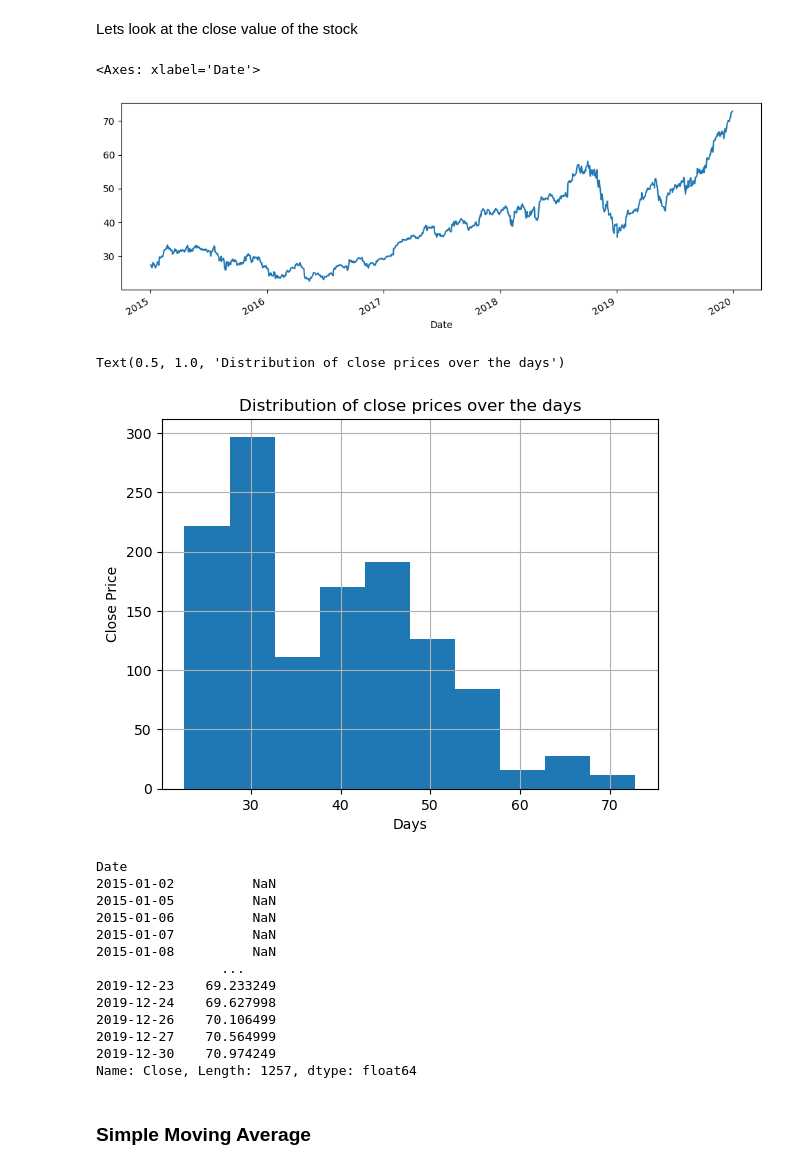
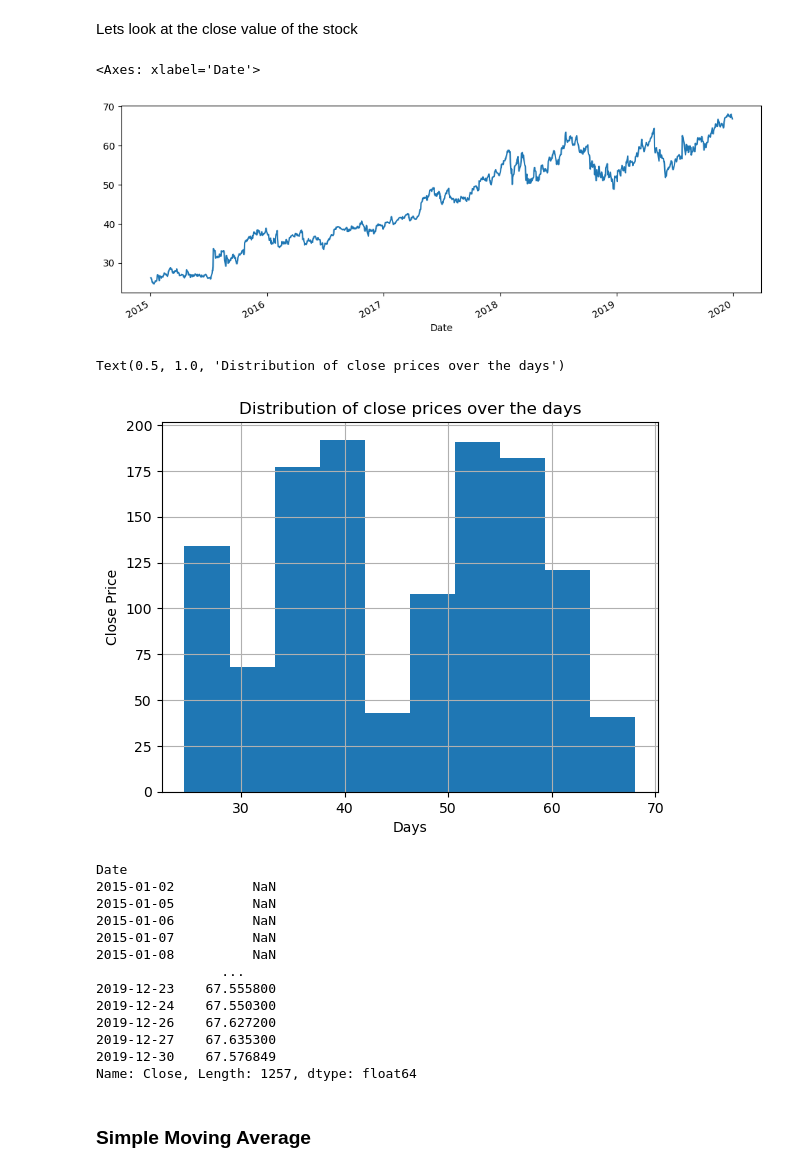
Before and after one commit to sohamthirty/Stock-Price-Prediction-with-Sentiment-Analysis, a Jupyter notebook: Stock_Price_Scraping_EDA.ipynb, the cells around one changed output. Saved outputs shown, nothing was run; the diff lists cells and outputs as text; code cells hidden in the pictures.

```diff
--- a/Stock_Price_Scraping_EDA.ipynb
+++ b/Stock_Price_Scraping_EDA.ipynb
@@ -55,6 +64,6 @@ data.Close.plot(xlim = ['2020-01-01', '2021-01-01'], ls = '--', figsize = (12, 4
 # %%
-data_aapl = pdr.get_data_yahoo(['AAPL'], start='2015-01-01', end='2019-12-31')
-data_aapl.head()
+data = pdr.get_data_yahoo(['GOOG'], start='2015-01-01', end='2019-12-31')
+data.head()
 # %% [output]
 [*********************100%%**********************]  1 of 1 completed
 |  | Open | High | Low | Close | Adj Close | Volume |
@@ -103,20 +112,20 @@ array([<Axes: xlabel='Date'>, <Axes: xlabel='Date'>,
 # %% [markdown]
 Lets look at the close value of the stock
 # %%
-data_aapl.Close.plot(figsize = (12, 4))
+data.Close.plot(figsize = (12, 4))
 # %% [output]
 <Axes: xlabel='Date'>
-[figure, old version]
+[figure, new version]
 # %%
-data_aapl.Close.hist()
+data.Close.hist()
 plt.ylabel('Close Price')
 plt.xlabel('Days')
 plt.title('Distribution of close prices over the days')
 # %% [output]
 Text(0.5, 1.0, 'Distribution of close prices over the days')
-[figure, old version]
+[figure, new version]
 # %%
-data_aapl.Close.rolling(10).mean()
+data.Close.rolling(10).mean()
 # %% [output]
 Date
 2015-01-02          NaN
@@ -125,11 +134,11 @@ Date
 2015-01-07          NaN
 2015-01-08          NaN
                 ...
-2019-12-23    69.233249
-2019-12-24    69.627998
-2019-12-26    70.106499
-2019-12-27    70.564999
-2019-12-30    70.974249
+2019-12-23    67.555800
+2019-12-24    67.550300
+2019-12-26    67.627200
+2019-12-27    67.635300
+2019-12-30    67.576849
 Name: Close, Length: 1257, dtype: float64
 # %% [markdown]
 ### Simple Moving Average
```
Also changed, not shown: parts of 54 cells of this notebook.
